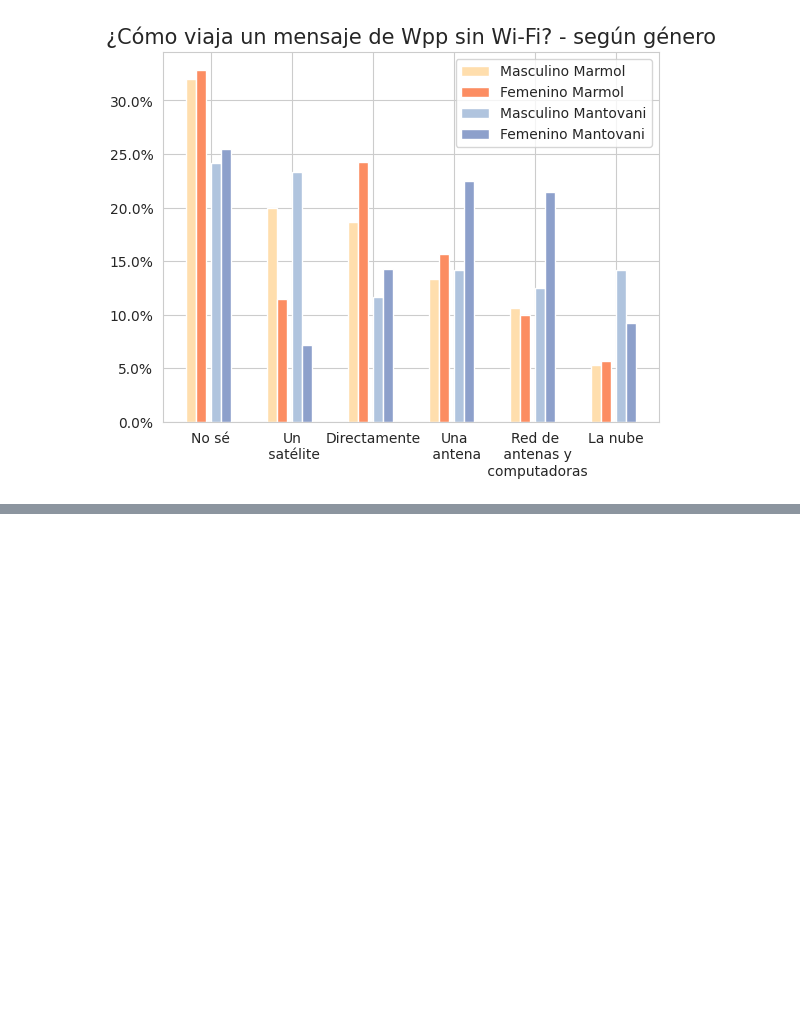
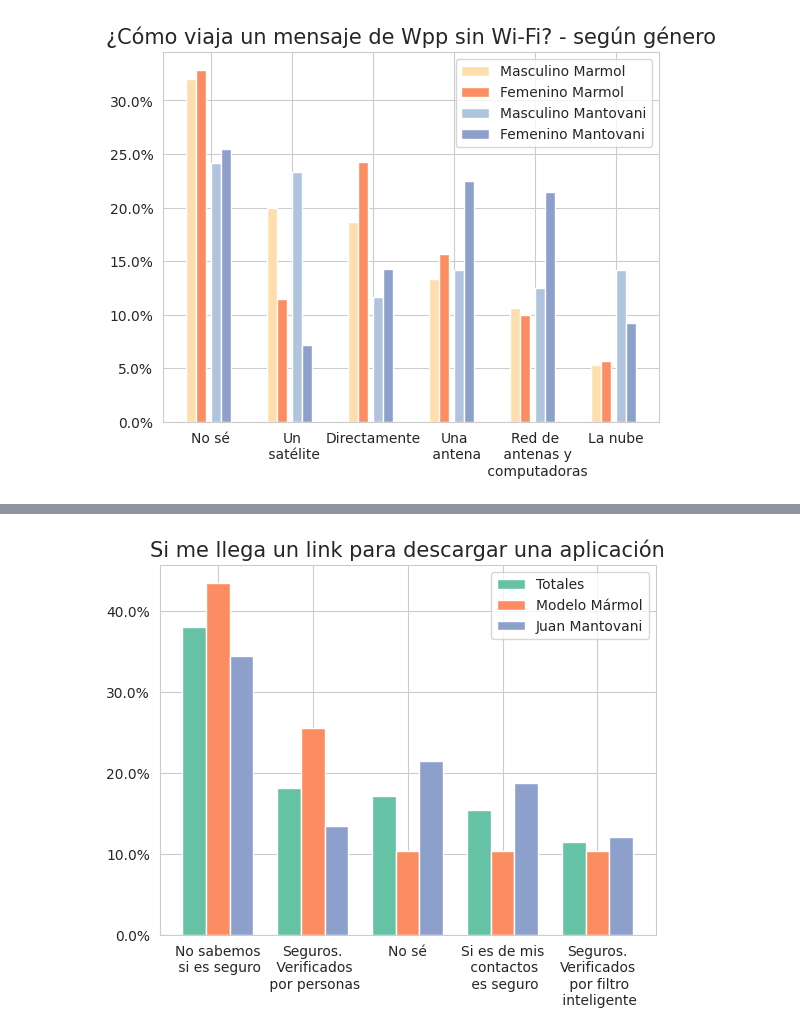
Before and after one commit to fedesassone/tesis, a Jupyter notebook: notebooks/misconceptions/Misconceptions.ipynb, the cells around one changed output, grey strips where cells are left out. Saved outputs shown, nothing was run; the diff lists cells and outputs as text; code cells hidden in the pictures; blank space fills up the shorter version.

Commit message:
Mensaje de Wpp con link de descarga

```diff
--- a/notebooks/misconceptions/Misconceptions.ipynb
+++ b/notebooks/misconceptions/Misconceptions.ipynb
@@ -568,0 +571,30 @@ plt.savefig('como_viaja_wpp_genero.png')
+# %%
+# Si me llega un mensaje por WhatsApp con un link para descargar una aplicación
+data_total = df_fe["link_descarga"].value_counts(normalize=True).sort_values(ascending=False)
+data_marmol = marmol["link_descarga"].value_counts(normalize=True).sort_values(ascending=False)
+data_mantovani = mantovani["link_descarga"].value_counts(normalize=True).sort_values(ascending=False)
+
+dfs = [data_total, data_marmol, data_mantovani]
+
+result = pd.concat(dfs, axis=1, ignore_index=True)
+result = result.rename(columns={0: "Totales", 1: "Modelo Mármol", 2: "Juan Mantovani"})
+
+labels = ["No sabemos\n si es seguro", "Seguros.\n Verificados\n por personas", "No sé", "Si es de mis\n contactos\n es seguro", "Seguros.\nVerificados\n por filtro\n inteligente"]
+
+bar_width = 0.25
+
+br1 = np.arange(len(data_total))
+br2 = [x + bar_width for x in br1]
+br3 = [x + bar_width for x in br2]
+
+plt.bar(br1,result['Totales'],        width=bar_width, label = 'Totales')
+plt.bar(br2,result['Modelo Mármol'],  width=bar_width, label = 'Modelo Mármol')
+plt.bar(br3,result['Juan Mantovani'], width=bar_width, label = 'Juan Mantovani')
+
+plt.gca().yaxis.set_major_formatter(PercentFormatter(1))
+plt.title("Si me llega un link para descargar una aplicación", fontsize=15)
+plt.xticks([x + bar_width for x in br1], labels=labels)
+plt.legend()
+plt.savefig('link_descarga.png')
+# %% [output]
+[figure, added]
```
Also changed, not shown: parts of 4 cells of this notebook, 4 other files.
